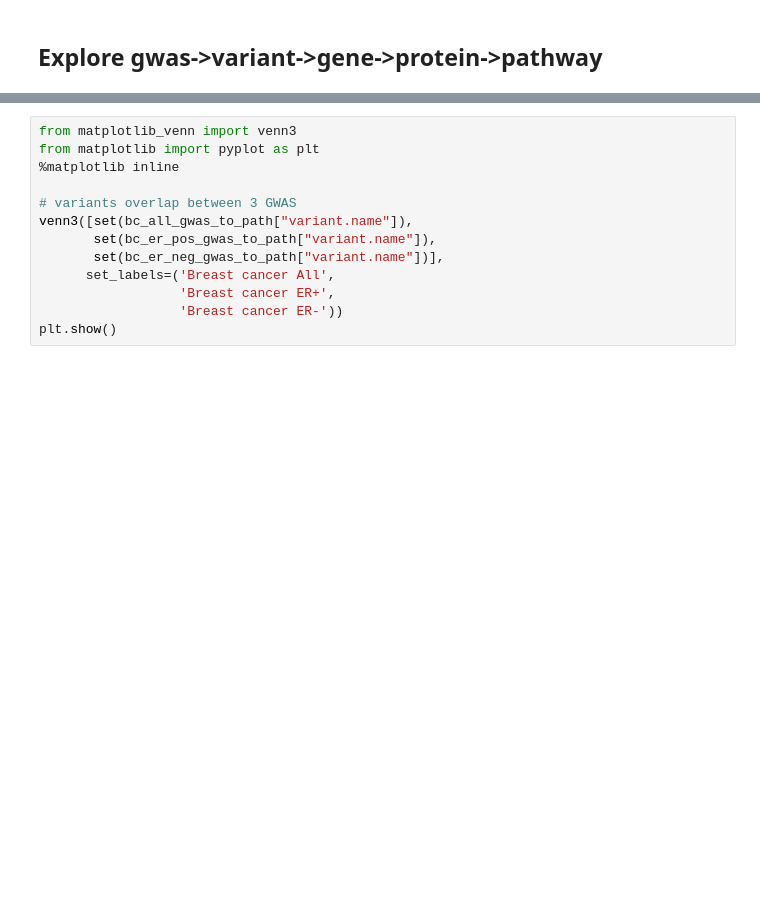
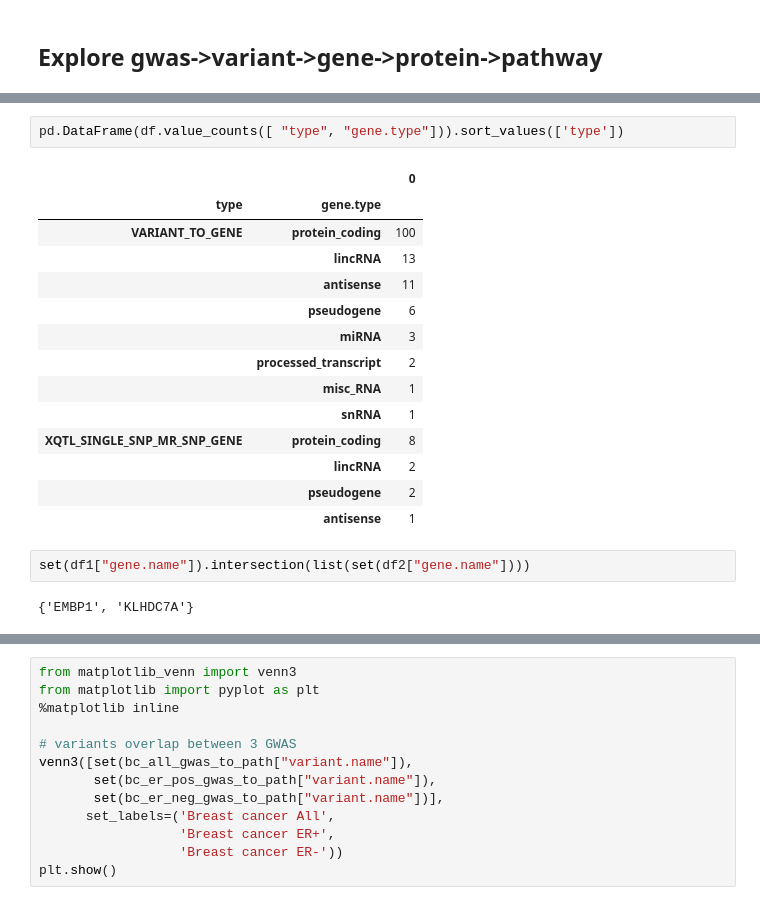
Before and after one commit to mvab/epigraphdb-breast-cancer, a Jupyter notebook: python/1_breast_cancer_start_from_gwas.ipynb, the cells around one changed output, grey strips where cells are left out. Saved outputs shown, nothing was run; the diff lists cells and outputs as text; blank space fills up the shorter version.

```diff
--- a/python/1_breast_cancer_start_from_gwas.ipynb
+++ b/python/1_breast_cancer_start_from_gwas.ipynb
@@ -156,0 +171,21 @@ bc_all_gwas_to_path
+# %%
+pd.DataFrame(df.value_counts([ "type", "gene.type"])).sort_values(['type'])
+# %% [output]
+|  |  | 0 |
+| type | gene.type |  |
+| VARIANT_TO_GENE | protein_coding | 100 |
+|  | lincRNA | 13 |
+|  | antisense | 11 |
+|  | pseudogene | 6 |
+|  | miRNA | 3 |
+|  | processed_transcript | 2 |
+|  | misc_RNA | 1 |
+|  | snRNA | 1 |
+| XQTL_SINGLE_SNP_MR_SNP_GENE | protein_coding | 8 |
+|  | lincRNA | 2 |
+|  | pseudogene | 2 |
+|  | antisense | 1 |
+# %%
+set(df1["gene.name"]).intersection(list(set(df2["gene.name"])))
+# %% [output]
+{'EMBP1', 'KLHDC7A'}
```
Also changed, not shown: parts of 8 cells of this notebook, 8 other files.
